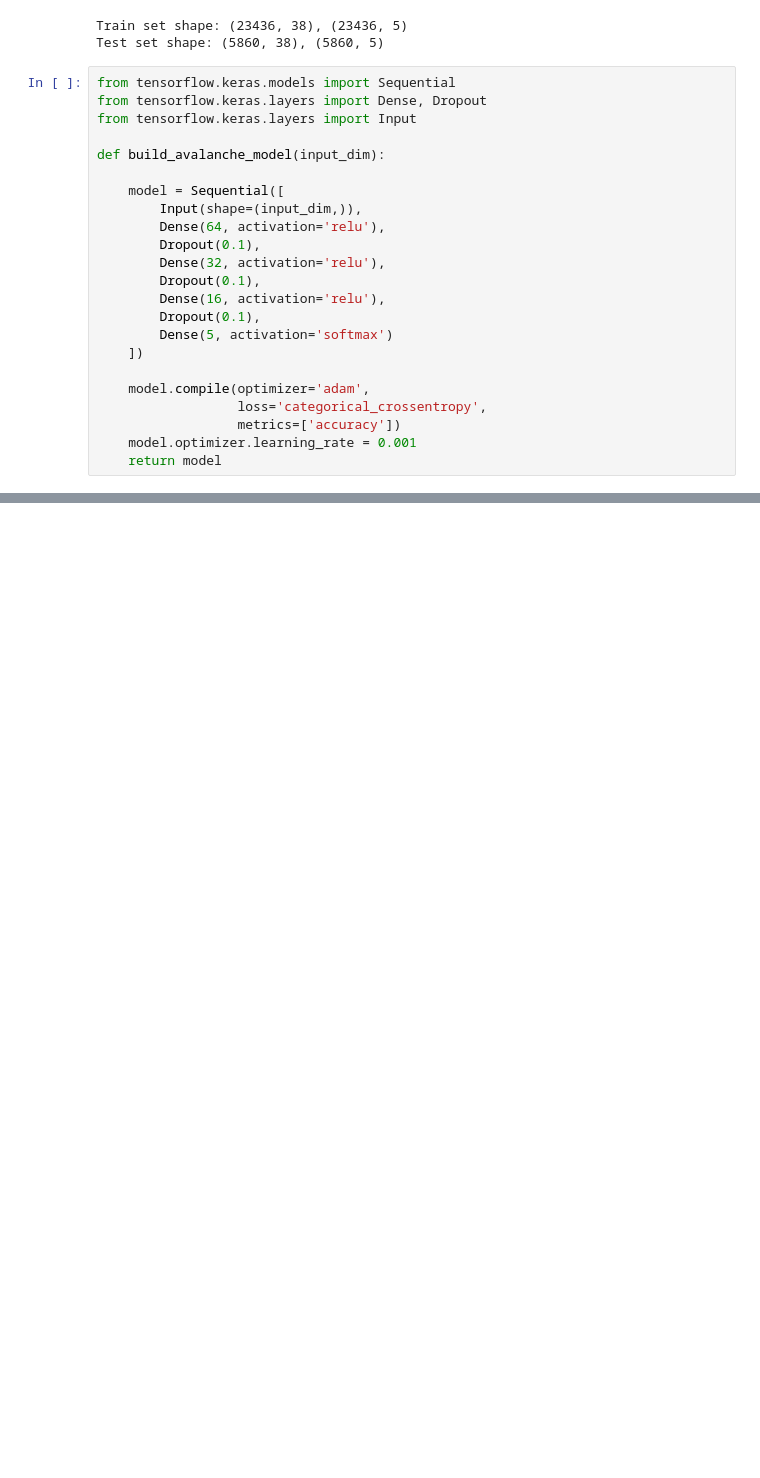
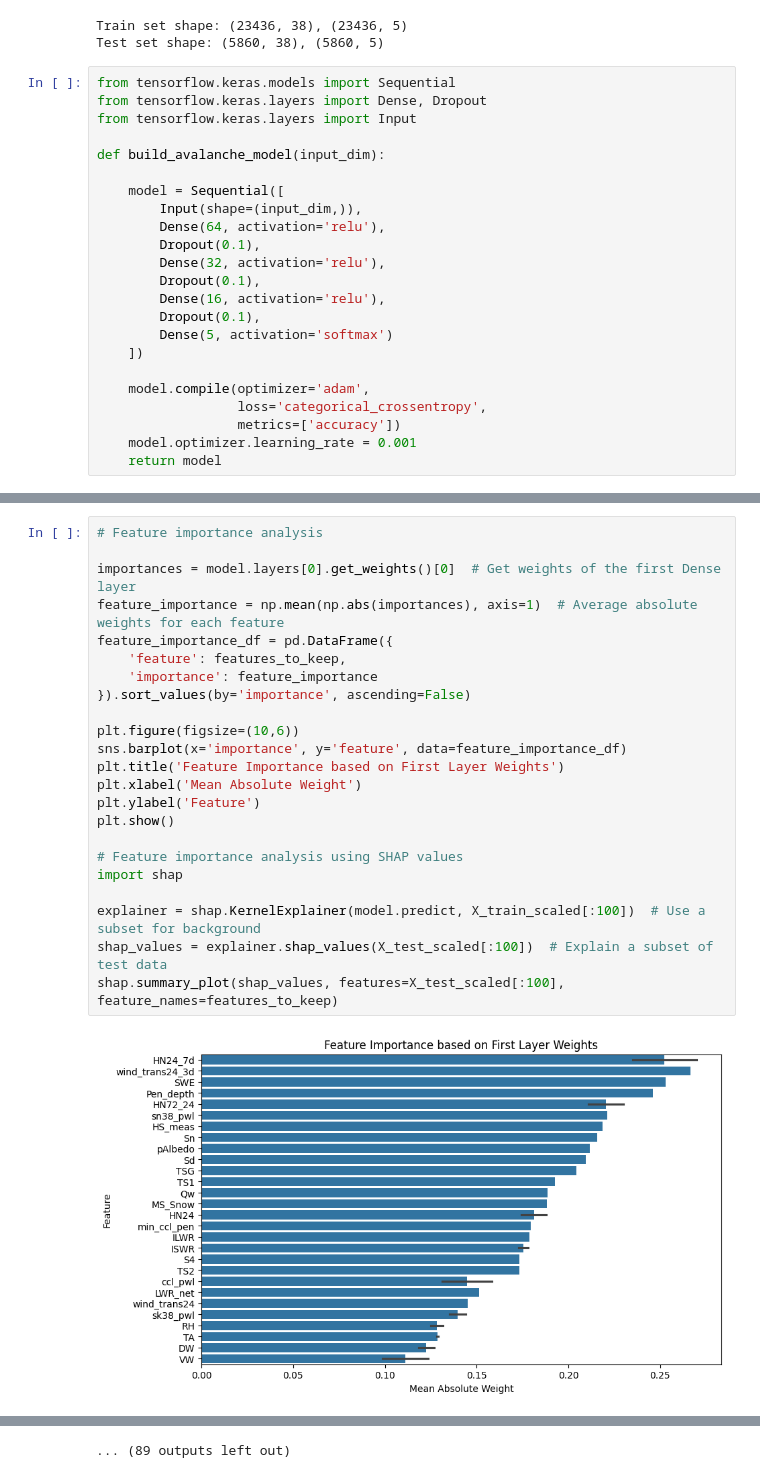
Before and after one commit to KevinPeymani/AvalanCH-DT, a Jupyter notebook: prediction/model.ipynb, the cells around one changed output, grey strips where cells are left out. Drawn from its saved outputs; the diff is of its cells as text; blank space fills up the shorter version.

```diff
--- a/prediction/model.ipynb
+++ b/prediction/model.ipynb
@@ -225,0 +220,25 @@ weighted avg       0.74      0.75      0.74      5860
+# %%
+# Feature importance analysis
+
+importances = model.layers[0].get_weights()[0]  # Get weights of the first Dense layer
+feature_importance = np.mean(np.abs(importances), axis=1)  # Average absolute weights for each feature
+feature_importance_df = pd.DataFrame({
+    'feature': features_to_keep,
+    'importance': feature_importance
+}).sort_values(by='importance', ascending=False)
+
+plt.figure(figsize=(10,6))
+sns.barplot(x='importance', y='feature', data=feature_importance_df)
+plt.title('Feature Importance based on First Layer Weights')
+plt.xlabel('Mean Absolute Weight')
+plt.ylabel('Feature')
+plt.show()
+
+# Feature importance analysis using SHAP values
+import shap
+
+explainer = shap.KernelExplainer(model.predict, X_train_scaled[:100])  # Use a subset for background
+shap_values = explainer.shap_values(X_test_scaled[:100])  # Explain a subset of test data
+shap.summary_plot(shap_values, features=X_test_scaled[:100], feature_names=features_to_keep)
+# %% [output]
+[figure, added]
@@ -225,0 +266 @@ weighted avg       0.74      0.75      0.74      5860
+... (89 outputs left out)
```
Also changed, not shown: parts of 4 cells of this notebook, 24 other files.
